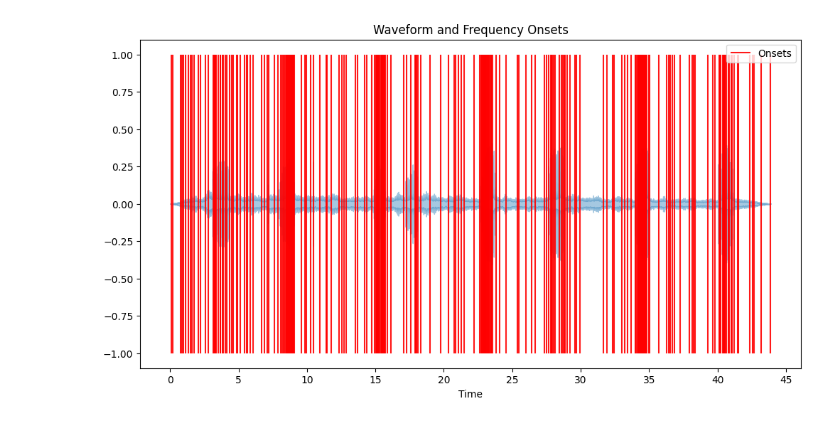
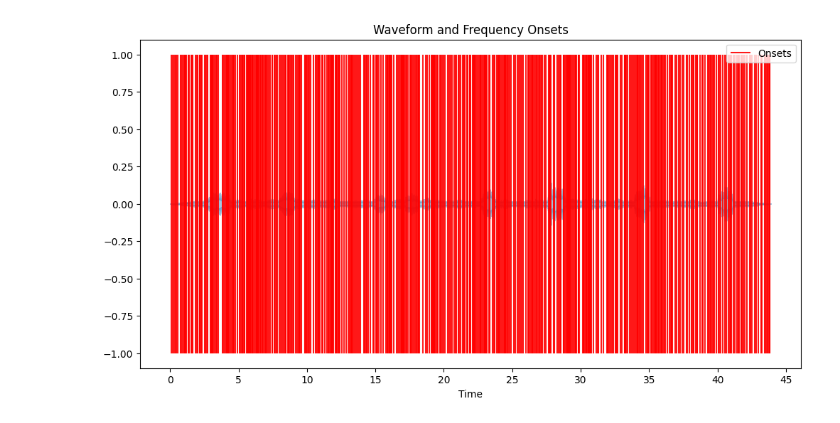
Before and after one commit to matthewmcq/transient-classifier, a Jupyter notebook: melwavelets.ipynb, the cells around one changed output. Cells and saved outputs as stored; diff of their text form; code cells hidden in the pictures.

```diff
--- a/melwavelets.ipynb
+++ b/melwavelets.ipynb
@@ -17,13 +17,13 @@ audio, sr = librosa.load(audio_path)
 
 # sf.write('reduced.wav', audio, sr)
 # Stretch the audio to double its original length
-stretch_factor = 1
+stretch_factor = 0.75
 audio = librosa.effects.time_stretch(audio, rate=stretch_factor)
 # sf.write('stretched.wav', audio, sr)
 
 # Detect onsets
 CQT = np.abs(librosa.cqt(audio, sr=sr))
-onset_env = librosa.onset.onset_strength(S=librosa.amplitude_to_db(CQT), sr=sr)
+onset_env = librosa.onset.onset_strength(S=librosa.amplitude_to_db(CQT), sr=sr, hop_length=256)
 onset_frames = librosa.onset.onset_detect(onset_envelope=onset_env, sr=sr)
 # Stretch the onset frames back to the original time scale
 onset_frames = onset_frames * stretch_factor
@@ -61,34 +61,34 @@ def extract_mfcc_and_wavelet_features(audio, sr, n_mfcc=13, wavelet='db4', max_l
     # Combine MFCCs and wavelet features
     mfccs_aggregated = np.mean(mfccs, axis=1)  # Mean across time frames
     mfccs_std = np.std(mfccs, axis=1)  # Standard deviation across time frames
     aggregated_features = np.concatenate((mfccs_aggregated, mfccs_std, wavelet_features_flat))
 
     return aggregated_features
 
 
 def aggregate_features(mfccs, wavelet_features):
     # Aggregating MFCC features
     mfccs_aggregated = np.mean(mfccs, axis=1)  # Mean across time frames
     mfccs_std = np.std(mfccs, axis=1)  # Standard deviation across time frames
 
     # Combine aggregated features
     aggregated_features = np.concatenate((
         mfccs_aggregated, mfccs_std,
         wavelet_features))
 
     return aggregated_features
 
 def process_audio_segments(audio, sr, segment_samples):
     features = []
     for onset, offset in segment_samples:
         segment = audio[onset:offset]
         aggregated_features = extract_mfcc_and_wavelet_features(segment, sr, n_mfcc=13, wavelet='db4', max_level=5, wavelet_feature_size=100)
         features.append(aggregated_features)
 
     # Now, features should be an array where each row is a feature vector of consistent length
     return np.vstack(features)
 # %% [output]
-[figure, old version]
+[figure, new version]
 # %%
 from sklearn.cluster import KMeans
 from sklearn.preprocessing import StandardScaler
```
Also changed, not shown: parts of 2 cells of this notebook, 5 other files.
